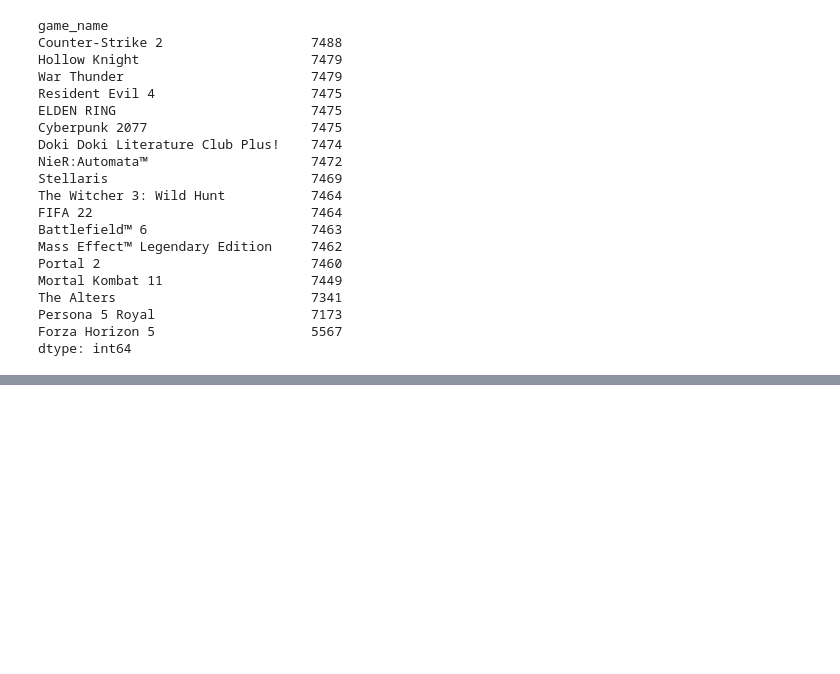
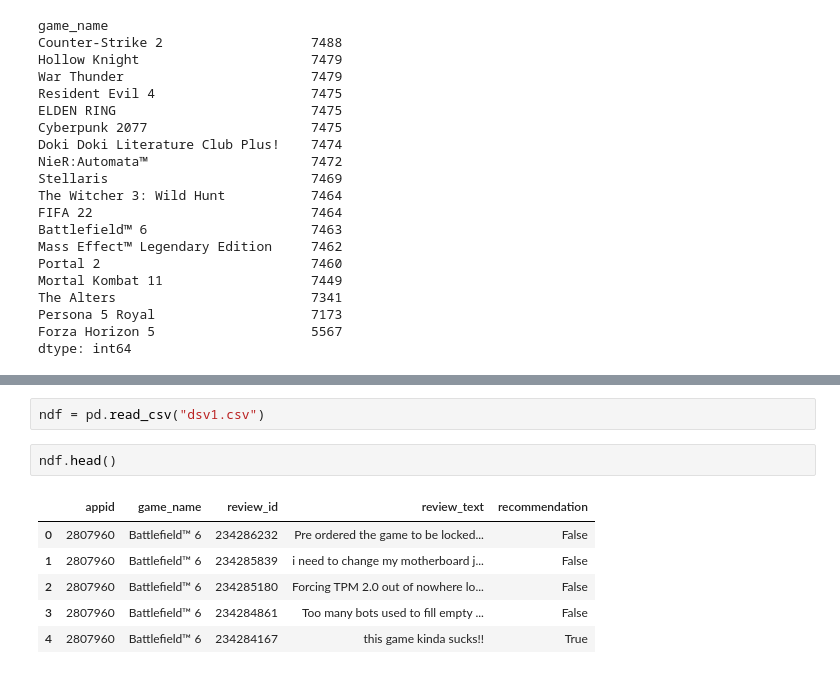
Before and after one commit to PotatoBizkit/steam-review-sentiment-api, a Jupyter notebook: notebooks/train_model.ipynb, the cells around one changed output, grey strips where cells are left out. Cells and saved outputs as stored; diff of their text form; blank space fills up the shorter version.

```diff
--- a/notebooks/train_model.ipynb
+++ b/notebooks/train_model.ipynb
@@ -182,0 +185,11 @@ df.to_csv("dsv1.csv", index=False)
+# %%
+ndf = pd.read_csv("dsv1.csv")
+# %%
+ndf.head()
+# %% [output]
+|  | appid | game_name | review_id | review_text | recommendation |
+| 0 | 2807960 | Battlefield™ 6 | 234286232 | Pre ordered the game to be locked... | False |
+| 1 | 2807960 | Battlefield™ 6 | 234285839 | i need to change my motherboard j... | False |
+| 2 | 2807960 | Battlefield™ 6 | 234285180 | Forcing TPM 2.0 out of nowhere lo... | False |
+| 3 | 2807960 | Battlefield™ 6 | 234284861 | Too many bots used to fill empty ... | False |
+| 4 | 2807960 | Battlefield™ 6 | 234284167 | this game kinda sucks!! | True |
```
Also changed, not shown: parts of 10 cells of this notebook.
